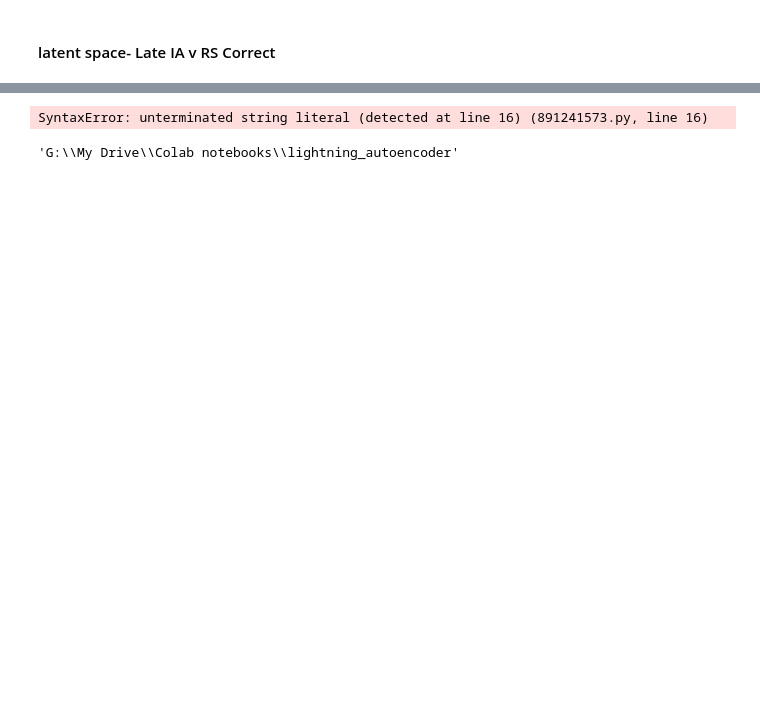
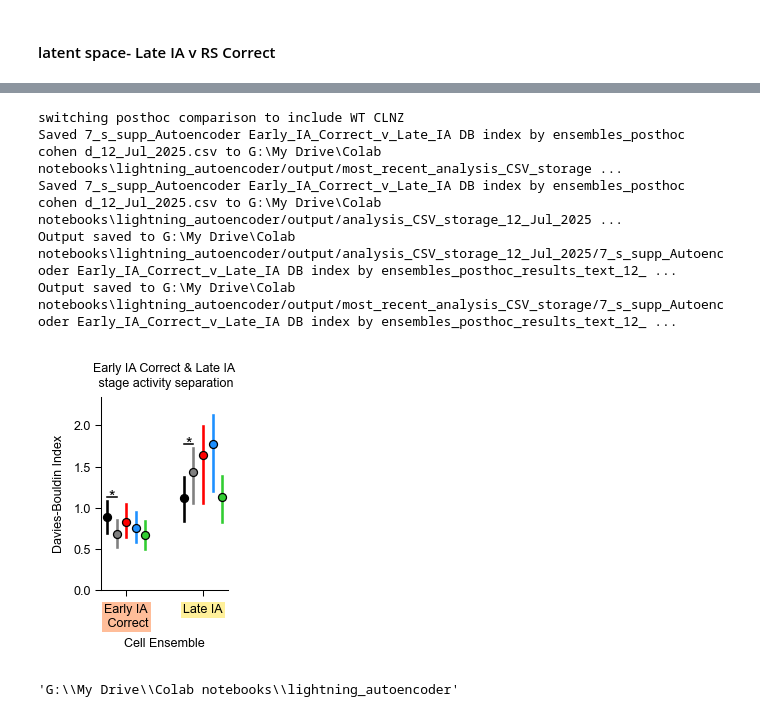
Before and after one commit to cjohnsoncruz/lightning_autoencoder, a Jupyter notebook: cloudrun_autoenc_lightning_v5.ipynb, the cells around one changed output, grey strips where cells are left out. Cells and saved outputs as stored; diff of their text form; code cells hidden in the pictures; blank space fills up the shorter version.

```diff
--- a/cloudrun_autoenc_lightning_v5.ipynb
+++ b/cloudrun_autoenc_lightning_v5.ipynb
@@ -1531,22 +1544,27 @@ Output saved to G:\My Drive\Colab notebooks\lightning_autoencoder/output/most_re
 # %%
 # plot_df = latent_embed_sample
 comparison = 'Early_IA_Correct_v_Late_IA'## get df of interest
 df_comparison = plot_df.loc[(plot_df[compared_col]== comparison),:]
 ensemble_subset = df_comparison[ens_col].unique()
 ## function for plotting DB index for ensemble subset##
 fig, plot_ax = plt.subplots(nrows=1,ncols =1,figsize = db_index_fig_size,layout = 'constrained')
 posthoc_df= plot_db_index_geno_dodge(plot_ax, comparison, ensemble_subset, score_df,
                                      geno_plot = geno_order_w_WT_CLNZ,
                                      ylim = [0, 2.35],scale = 1.0,dodge = 0.5)
 ##save fig
 fig_name =supp_figure_prefix+  f"Autoencoder {comparison} DB index by ensembles"
 # save_fig_as_filetype_list(fig, fig_name , subfolder_names, [ 'pdf', 'png'])
 [fig.savefig(fig_output + fig_name + f".{fig_type}", **{ 'dpi': 300,'pad_inches':0.025}) for fig_type in ['png', 'svg']]
 
 #save posthoc CSV
-save_plot_record_as_csv_txt(posthoc_df,folder_pref:="7_s,fig_name,csv_folder_most_recent, csv_folder_current_run, csv_suffix="posthoc cohen d",txt_suffix="posthoc_results_text")
+save_plot_record_as_csv_txt(posthoc_df,folder_pref:="7_s",fig_name,csv_folder_most_recent, csv_folder_current_run, csv_suffix="posthoc cohen d",txt_suffix="posthoc_results_text")
 # %% [output]
-SyntaxError: unterminated string literal (detected at line 16) (891241573.py, line 16)
+switching posthoc comparison to include WT CLNZ
+Saved 7_s_supp_Autoencoder Early_IA_Correct_v_Late_IA DB index by ensembles_posthoc cohen d_12_Jul_2025.csv to G:\My Drive\Colab notebooks\lightning_autoencoder/output/most_recent_analysis_CSV_storage ...
+Saved 7_s_supp_Autoencoder Early_IA_Correct_v_Late_IA DB index by ensembles_posthoc cohen d_12_Jul_2025.csv to G:\My Drive\Colab notebooks\lightning_autoencoder/output/analysis_CSV_storage_12_Jul_2025 ...
+Output saved to G:\My Drive\Colab notebooks\lightning_autoencoder/output/analysis_CSV_storage_12_Jul_2025/7_s_supp_Autoencoder Early_IA_Correct_v_Late_IA DB index by ensembles_posthoc_results_text_12_ ...
+Output saved to G:\My Drive\Colab notebooks\lightning_autoencoder/output/most_recent_analysis_CSV_storage/7_s_supp_Autoencoder Early_IA_Correct_v_Late_IA DB index by ensembles_posthoc_results_text_12_ ...
+[figure, added]
 # %%
 os.getcwd()
 # %% [output]
```
Also changed, not shown: parts of 30 cells of this notebook, 2 other files.
